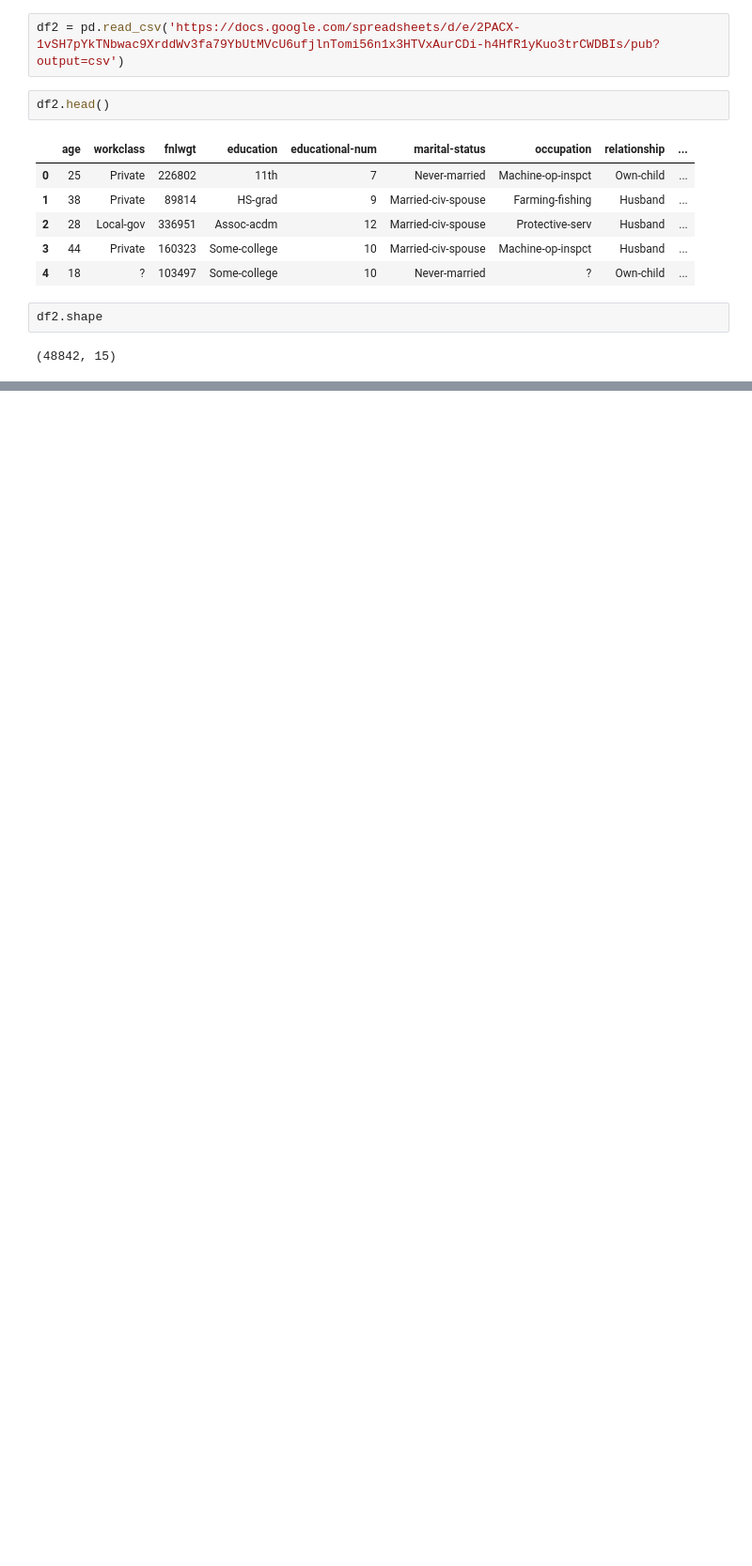
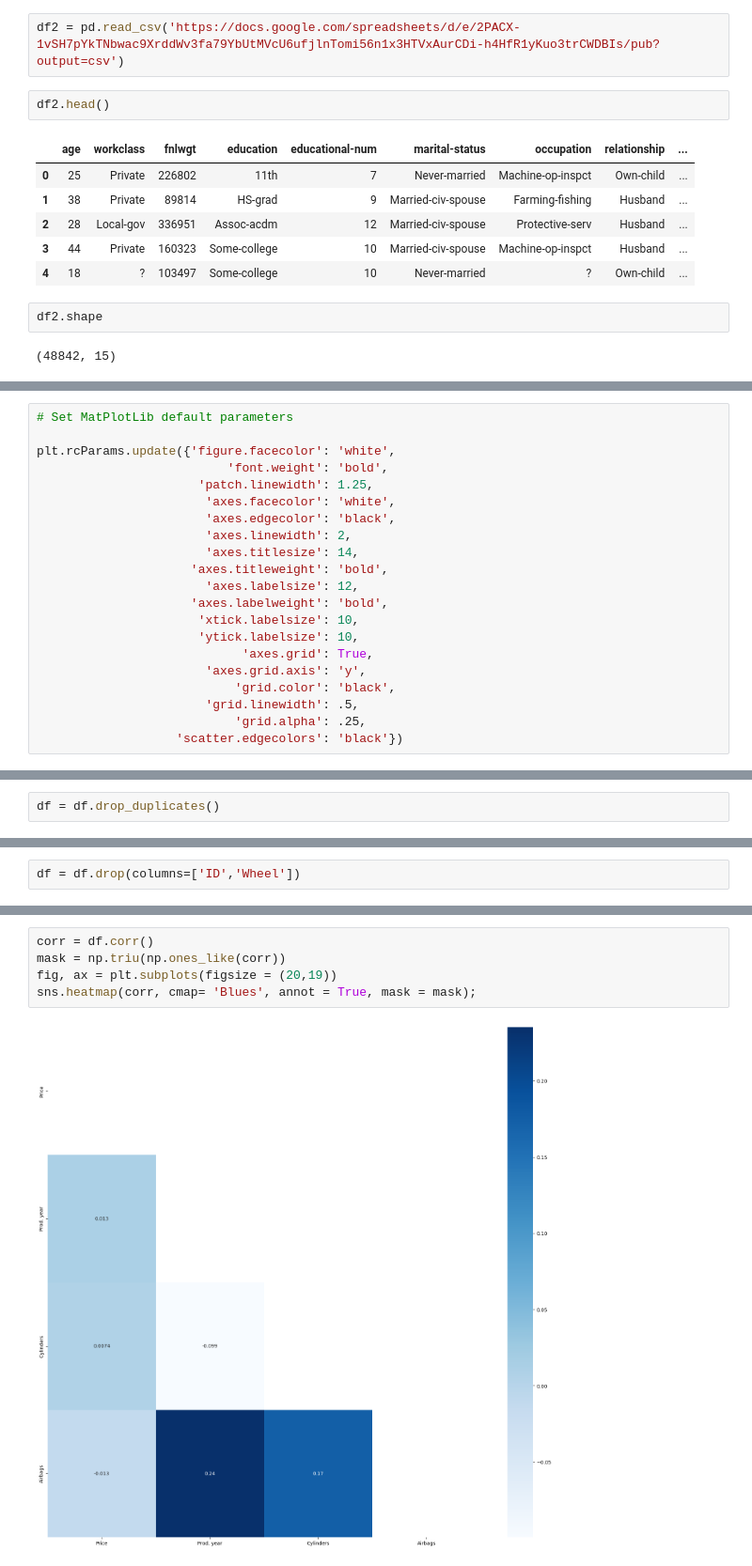
Before and after one commit to aksalas/Car-Sales, a Jupyter notebook: Car_Sales.ipynb, the cells around one changed output, grey strips where cells are left out. Shown at 94% size. Cells and saved outputs as stored; diff of their text form; blank space fills up the shorter version.

```diff
--- a/Car_Sales.ipynb
+++ b/Car_Sales.ipynb
@@ -83,0 +87,21 @@ df2.shape
+# %%
+# Set MatPlotLib default parameters
+
+plt.rcParams.update({'figure.facecolor': 'white',
+                          'font.weight': 'bold',
+                      'patch.linewidth': 1.25,
+                       'axes.facecolor': 'white',
+                       'axes.edgecolor': 'black',
+                       'axes.linewidth': 2,
+                       'axes.titlesize': 14,
+                     'axes.titleweight': 'bold',
+                       'axes.labelsize': 12,
+                     'axes.labelweight': 'bold',
+                      'xtick.labelsize': 10,
+                      'ytick.labelsize': 10,
+                            'axes.grid': True,
+                       'axes.grid.axis': 'y',
+                           'grid.color': 'black',
+                       'grid.linewidth': .5,
+                           'grid.alpha': .25,
+                   'scatter.edgecolors': 'black'})
@@ -83,0 +313,2 @@ df2.shape
+# %%
+df = df.drop_duplicates()
@@ -83,0 +328,2 @@ df2.shape
+# %%
+df = df.drop(columns=['ID','Wheel'])
@@ -83,0 +365,7 @@ df2.shape
+# %%
+corr = df.corr()
+mask = np.triu(np.ones_like(corr))
+fig, ax = plt.subplots(figsize = (20,19))
+sns.heatmap(corr, cmap= 'Blues', annot = True, mask = mask);
+# %% [output]
+[figure, added]
```
Also changed, not shown: parts of 58 cells of this notebook.
